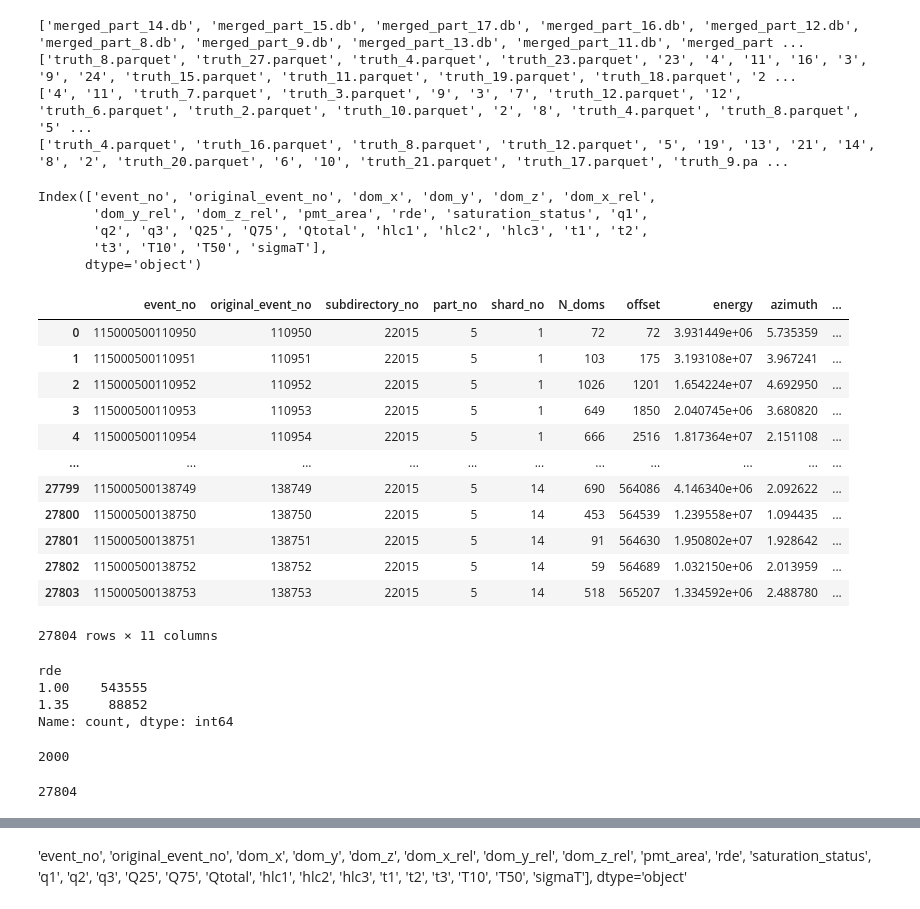
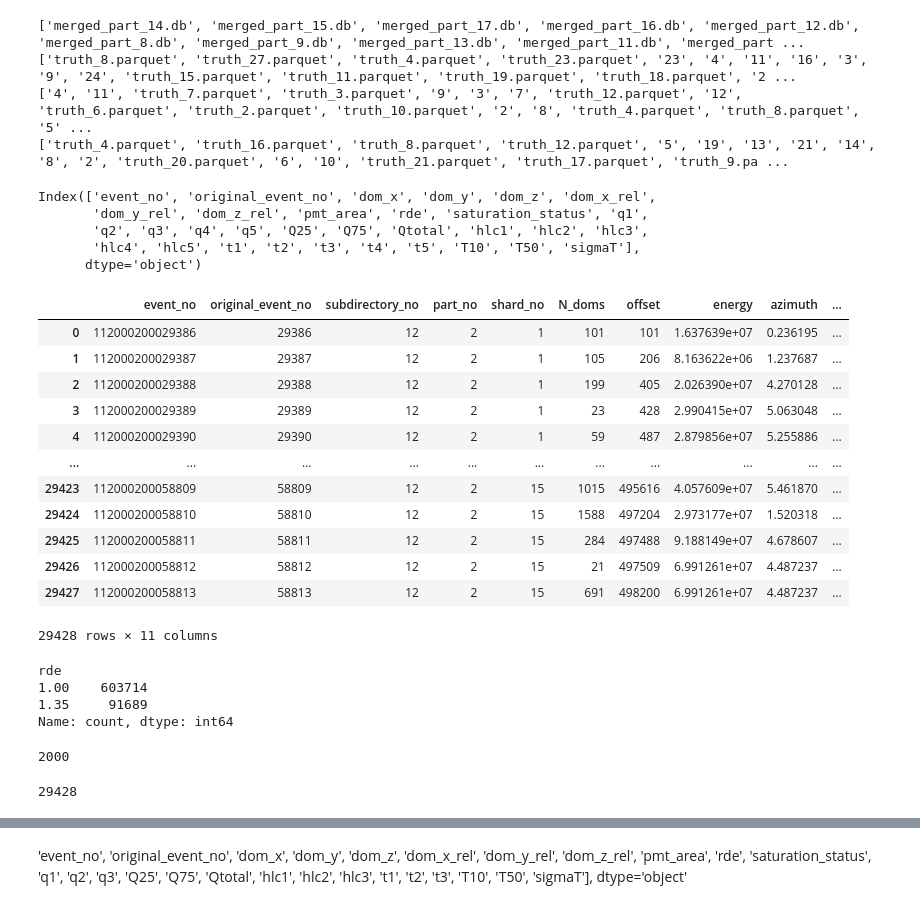
Before and after one commit to KUcyans/PMTfication, a Jupyter notebook: StatView_november_snow.ipynb, the cells around one changed output, grey strips where cells are left out. Cells and saved outputs as stored; diff of their text form; code cells hidden in the pictures.

```diff
--- a/StatView_november_snow.ipynb
+++ b/StatView_november_snow.ipynb
@@ -59,32 +55,36 @@ df_pmt_22015_5_truth = convertParquetToDF(PMTfied_22015 + "truth_5.parquet")
+# %%
+PMTfied_22012_1 = PMTfied_22012 + "1/"
+df_pmt_22012_1_1 = convertParquetToDF(PMTfied_22012_1 + "PMTfied_1.parquet")
+df_pmt_22012_1_truth = convertParquetToDF(PMTfied_22012 + "truth_2.parquet")
 # %%
-df_pmt_22015_5_7.columns
+df_pmt_22012_1_1.columns
 # %% [output]
 Index(['event_no', 'original_event_no', 'dom_x', 'dom_y', 'dom_z', 'dom_x_rel',
        'dom_y_rel', 'dom_z_rel', 'pmt_area', 'rde', 'saturation_status', 'q1',
-       'q2', 'q3', 'Q25', 'Q75', 'Qtotal', 'hlc1', 'hlc2', 'hlc3', 't1', 't2',
-       't3', 'T10', 'T50', 'sigmaT'],
+       'q2', 'q3', 'q4', 'q5', 'Q25', 'Q75', 'Qtotal', 'hlc1', 'hlc2', 'hlc3',
+       'hlc4', 'hlc5', 't1', 't2', 't3', 't4', 't5', 'T10', 'T50', 'sigmaT'],
       dtype='object')
-# %%
-df_pmt_22015_5_truth
-# %% [output]
-|  | event_no | original_event_no | subdirectory_no | part_no | shard_no | N_doms | offset | energy | azimuth | ... |
-| 0 | 115000500110950 | 110950 | 22015 | 5 | 1 | 72 | 72 | 3.931449e+06 | 5.735359 | ... |
-| 1 | 115000500110951 | 110951 | 22015 | 5 | 1 | 103 | 175 | 3.193108e+07 | 3.967241 | ... |
-| 2 | 115000500110952 | 110952 | 22015 | 5 | 1 | 1026 | 1201 | 1.654224e+07 | 4.692950 | ... |
-| 3 | 115000500110953 | 110953 | 22015 | 5 | 1 | 649 | 1850 | 2.040745e+06 | 3.680820 | ... |
-| 4 | 115000500110954 | 110954 | 22015 | 5 | 1 | 666 | 2516 | 1.817364e+07 | 2.151108 | ... |
-| ... | ... | ... | ... | ... | ... | ... | ... | ... | ... | ... |
-| 27799 | 115000500138749 | 138749 | 22015 | 5 | 14 | 690 | 564086 | 4.146340e+06 | 2.092622 | ... |
-| 27800 | 115000500138750 | 138750 | 22015 | 5 | 14 | 453 | 564539 | 1.239558e+07 | 1.094435 | ... |
-| 27801 | 115000500138751 | 138751 | 22015 | 5 | 14 | 91 | 564630 | 1.950802e+07 | 1.928642 | ... |
-| 27802 | 115000500138752 | 138752 | 22015 | 5 | 14 | 59 | 564689 | 1.032150e+06 | 2.013959 | ... |
-| 27803 | 115000500138753 | 138753 | 22015 | 5 | 14 | 518 | 565207 | 1.334592e+06 | 2.488780 | ... |
-27804 rows × 11 columns
+# %%
+df_pmt_22012_1_truth
+# %% [output]
+|  | event_no | original_event_no | subdirectory_no | part_no | shard_no | N_doms | offset | energy | azimuth | ... |
+| 0 | 112000200029386 | 29386 | 12 | 2 | 1 | 101 | 101 | 1.637639e+07 | 0.236195 | ... |
+| 1 | 112000200029387 | 29387 | 12 | 2 | 1 | 105 | 206 | 8.163622e+06 | 1.237687 | ... |
+| 2 | 112000200029388 | 29388 | 12 | 2 | 1 | 199 | 405 | 2.026390e+07 | 4.270128 | ... |
+| 3 | 112000200029389 | 29389 | 12 | 2 | 1 | 23 | 428 | 2.990415e+07 | 5.063048 | ... |
+| 4 | 112000200029390 | 29390 | 12 | 2 | 1 | 59 | 487 | 2.879856e+07 | 5.255886 | ... |
+| ... | ... | ... | ... | ... | ... | ... | ... | ... | ... | ... |
+| 29423 | 112000200058809 | 58809 | 12 | 2 | 15 | 1015 | 495616 | 4.057609e+07 | 5.461870 | ... |
+| 29424 | 112000200058810 | 58810 | 12 | 2 | 15 | 1588 | 497204 | 2.973177e+07 | 1.520318 | ... |
+| 29425 | 112000200058811 | 58811 | 12 | 2 | 15 | 284 | 497488 | 9.188149e+07 | 4.678607 | ... |
+| 29426 | 112000200058812 | 58812 | 12 | 2 | 15 | 21 | 497509 | 6.991261e+07 | 4.487237 | ... |
+| 29427 | 112000200058813 | 58813 | 12 | 2 | 15 | 691 | 498200 | 6.991261e+07 | 4.487237 | ... |
+29428 rows × 11 columns
 # %%
-df_pmt_22015_5_7['rde'].value_counts()
+df_pmt_22012_1_1['rde'].value_counts()
 # %% [output]
 rde
-1.00    543555
-1.35     88852
+1.00    603714
+1.35     91689
 Name: count, dtype: int64
 # %%
@@ -92,9 +92,9 @@ df_pmt_22015_5_7['event_no'].nunique()
 # %% [output]
 2000
 # %%
-df_pmt_22015_5_truth['event_no'].nunique()
+df_pmt_22012_1_truth['event_no'].nunique()
 # %% [output]
-27804
+29428
 # %%
 def advanced_process(df_initial: pd.DataFrame) -> pd.DataFrame:
     df = df_initial.copy()
```
Also changed, not shown: parts of 8 cells of this notebook, 41 other files.
